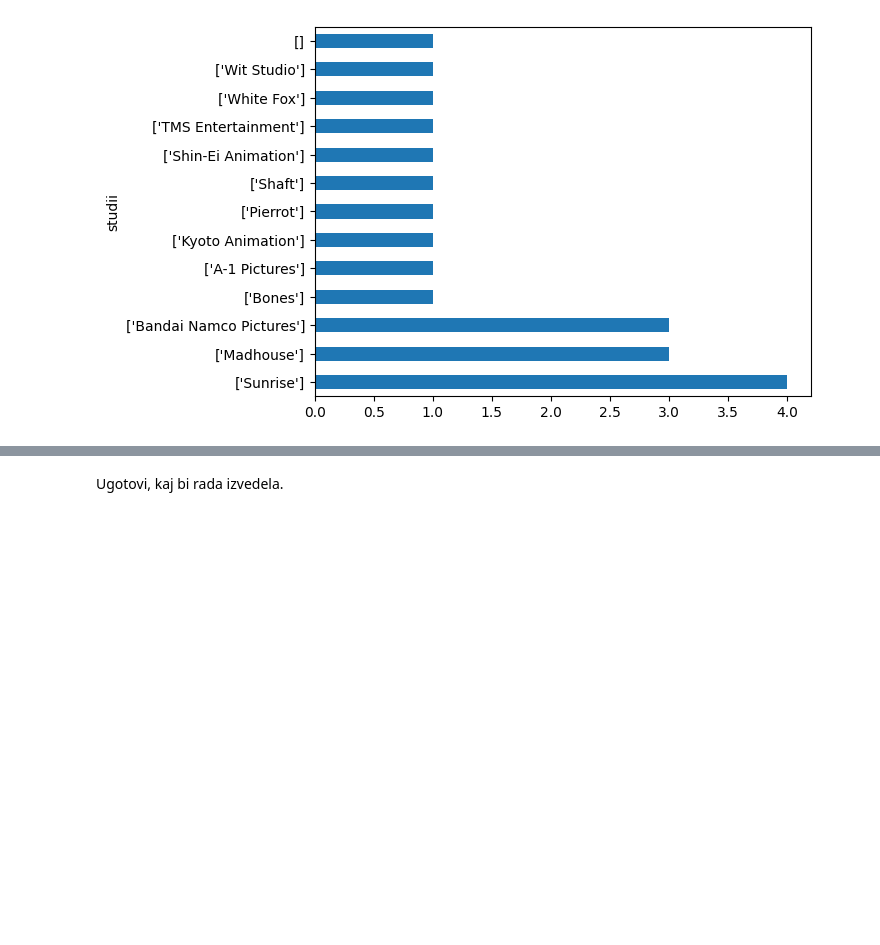
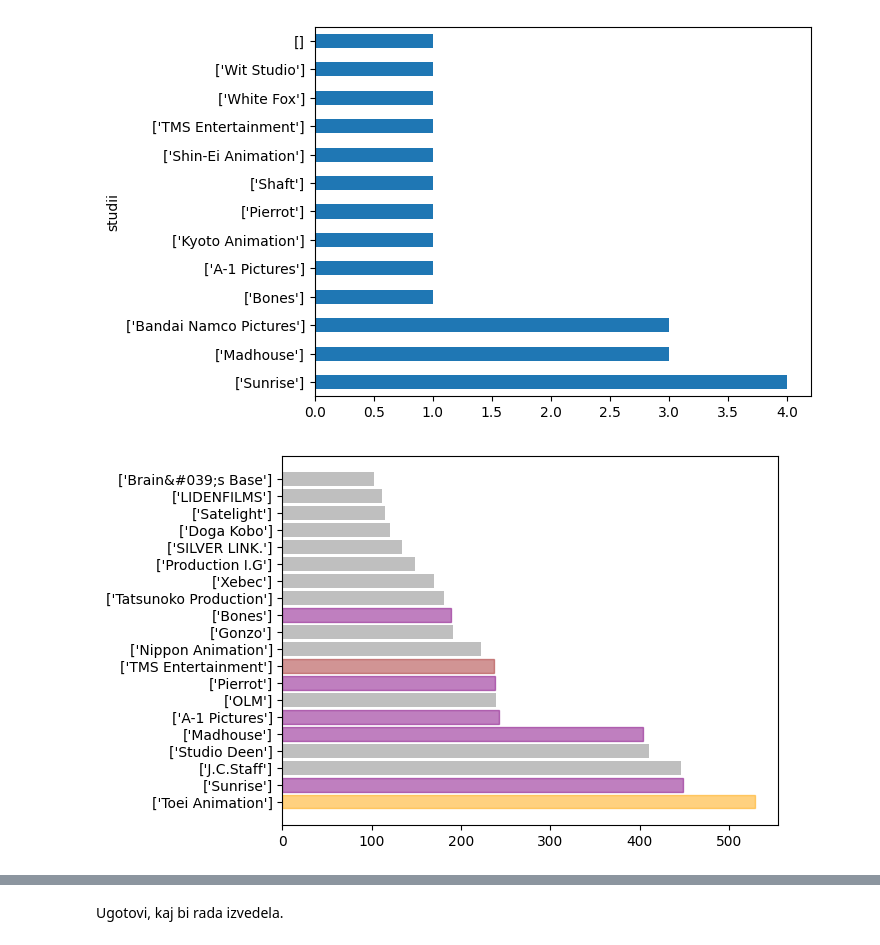
Before and after one commit to lrozman/Projektna-naloga-UVP---Rozman-Lara, a Jupyter notebook: analiza.ipynb, the cells around one changed output, grey strips where cells are left out. Cells and saved outputs as stored; diff of their text form; code cells hidden in the pictures; blank space fills up the shorter version.

```diff
--- a/analiza.ipynb
+++ b/analiza.ipynb
@@ -592,0 +684,25 @@ najboljsih20.groupby("studii").size().sort_values(ascending=False).plot.barh() #
+# %%
+studii_najpopularnejsi = set(najpopularnejsih20["studii"].tolist())
+studii_najboljsi = set(najboljsih20["studii"].tolist())
+studii_najnaj = studii_najboljsi.intersection(studii_najpopularnejsi)
+
+df_studii = pd.DataFrame({
+    "clani": zanri_studii.groupby("studii")["člani"].sum(),
+    "povprecna_ocena": zanri_studii.groupby("studii")["ocena"].mean(),
+    "stevilo_anime_jev": zanri_studii.groupby("studii").size()
+})
+# %%
+def plot_studii_stevilo(data, target_pop, target_bolj, target_najnaj):
+    data = data.sort_values("stevilo_anime_jev", ascending=False).head(20)
+    bars = plt.barh(y=data.index, width=data.stevilo_anime_jev, color='grey', alpha=0.5)
+    for idx, studio in enumerate(data.index):
+        if studio in target_najnaj:
+            bars[idx].set_color(c='purple')
+        elif studio in target_bolj:
+            bars[idx].set_color(c="brown")
+        elif studio in target_pop:
+            bars[idx].set_color(c="orange")
+
+plot_studii_stevilo(df_studii, studii_najpopularnejsi, studii_najboljsi, studii_najnaj)
+# %% [output]
+[figure, added]
```
Also changed, not shown: parts of 23 cells of this notebook.
